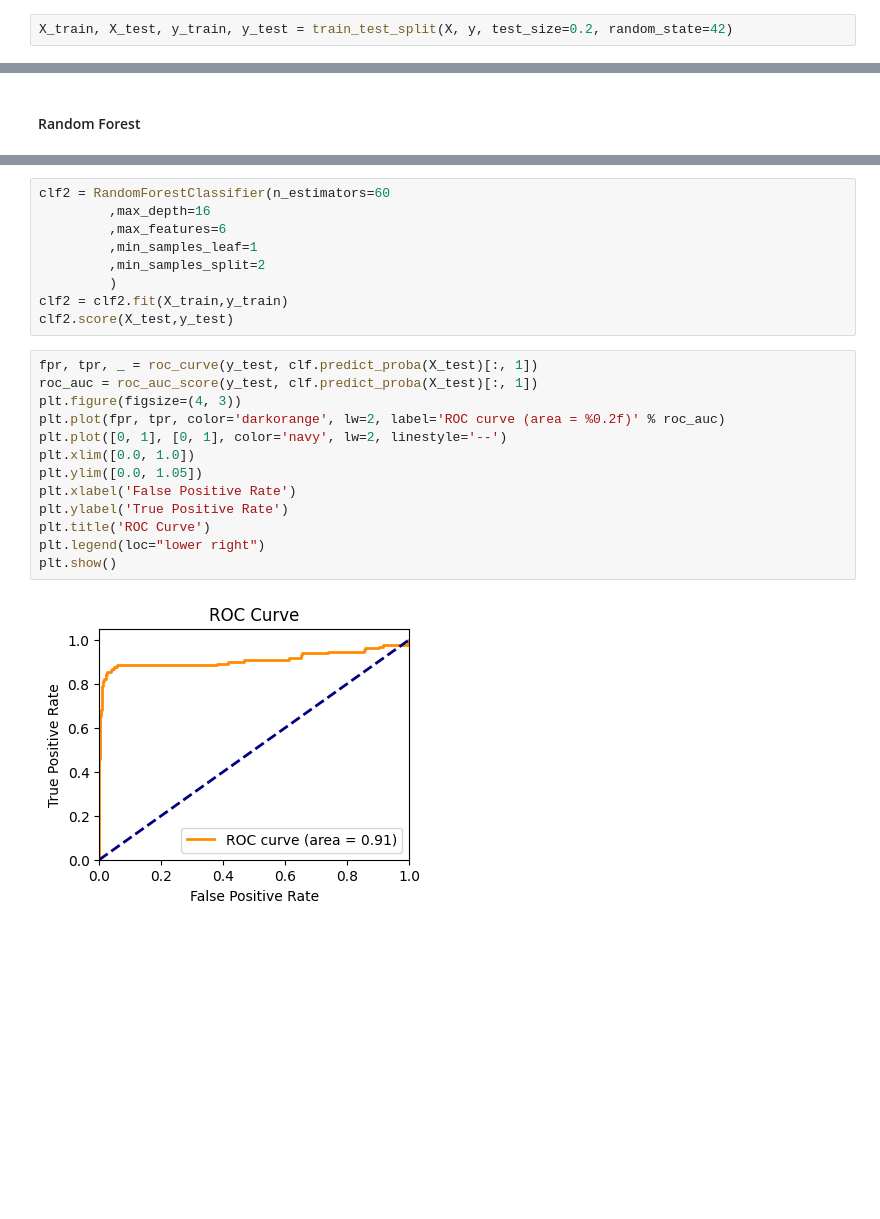
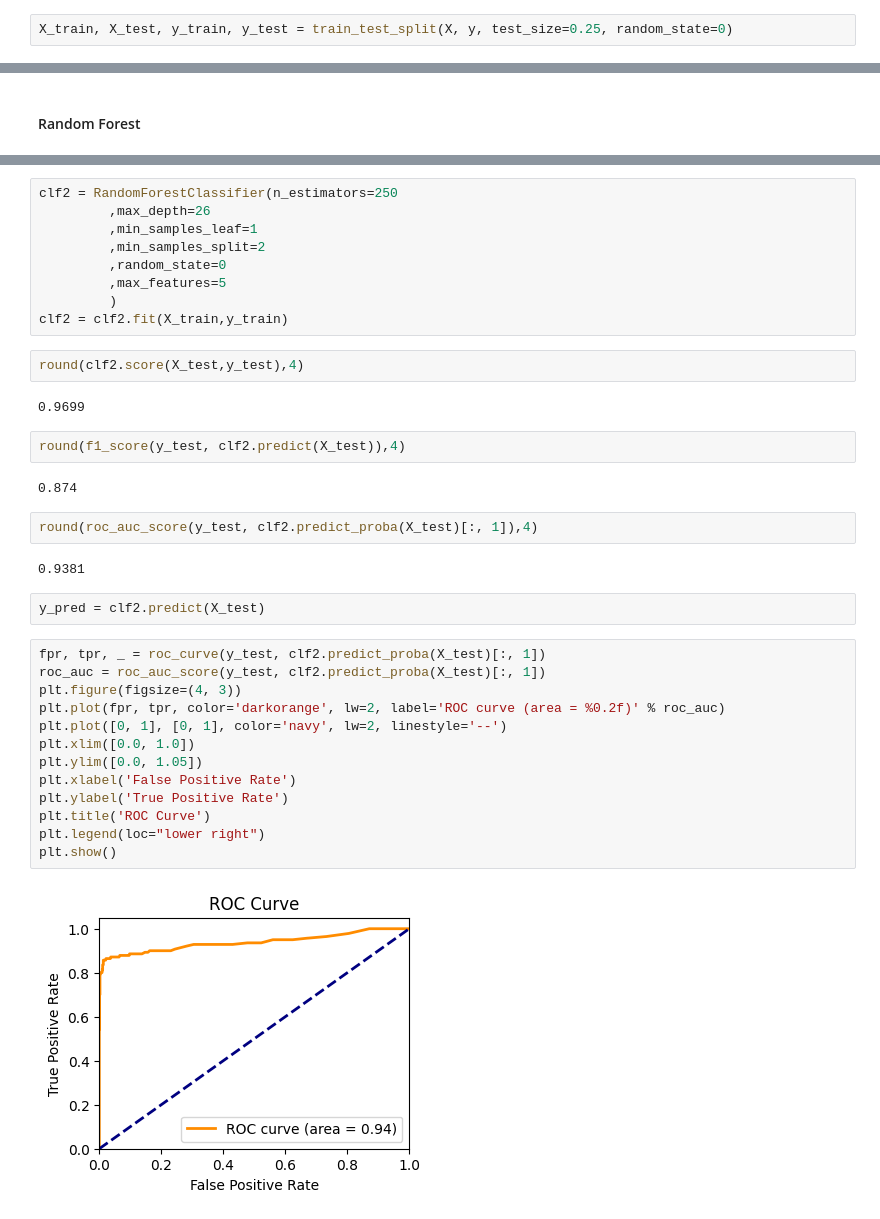
Before and after one commit to Fine2Gitup/Data-Mining, a Jupyter notebook: Prediction.ipynb, the cells around one changed output, grey strips where cells are left out. Cells and saved outputs as stored; diff of their text form; blank space fills up the shorter version.

```diff
--- a/Prediction.ipynb
+++ b/Prediction.ipynb
@@ -40,7 +40,7 @@ memory usage: 464.8 KB
 X=data.drop('churn',axis=1)
 y=data.churn
 # %%
-X_train, X_test, y_train, y_test = train_test_split(X, y, test_size=0.2, random_state=42)
+X_train, X_test, y_train, y_test = train_test_split(X, y, test_size=0.25, random_state=0)
 # %%
 X_train.shape
 # %% [output]
@@ -247,24 +244,38 @@ round(roc_auc_score(y_test, clf.predict_proba(X_test)[:, 1]),4)
 # %%
-clf2 = RandomForestClassifier(n_estimators=60
-         ,max_depth=16
-         ,max_features=6
+clf2 = RandomForestClassifier(n_estimators=250
+         ,max_depth=26
          ,min_samples_leaf=1
          ,min_samples_split=2
+         ,random_state=0
+         ,max_features=5
          )
 clf2 = clf2.fit(X_train,y_train)
-clf2.score(X_test,y_test)
+# %%
+round(clf2.score(X_test,y_test),4)
+# %% [output]
+0.9699
+# %%
+round(f1_score(y_test, clf2.predict(X_test)),4)
+# %% [output]
+0.874
+# %%
+round(roc_auc_score(y_test, clf2.predict_proba(X_test)[:, 1]),4)
+# %% [output]
+0.9381
+# %%
+y_pred = clf2.predict(X_test)
 # %%
-fpr, tpr, _ = roc_curve(y_test, clf.predict_proba(X_test)[:, 1])
-roc_auc = roc_auc_score(y_test, clf.predict_proba(X_test)[:, 1])
+fpr, tpr, _ = roc_curve(y_test, clf2.predict_proba(X_test)[:, 1])
+roc_auc = roc_auc_score(y_test, clf2.predict_proba(X_test)[:, 1])
 plt.figure(figsize=(4, 3))
 plt.plot(fpr, tpr, color='darkorange', lw=2, label='ROC curve (area = %0.2f)' % roc_auc)
 plt.plot([0, 1], [0, 1], color='navy', lw=2, linestyle='--')
 plt.xlim([0.0, 1.0])
 plt.ylim([0.0, 1.05])
 plt.xlabel('False Positive Rate')
 plt.ylabel('True Positive Rate')
 plt.title('ROC Curve')
 plt.legend(loc="lower right")
 plt.show()
 # %% [output]
-[figure, old version]
+[figure, new version]
```
Also changed, not shown: parts of 31 cells of this notebook, 3 other files.
